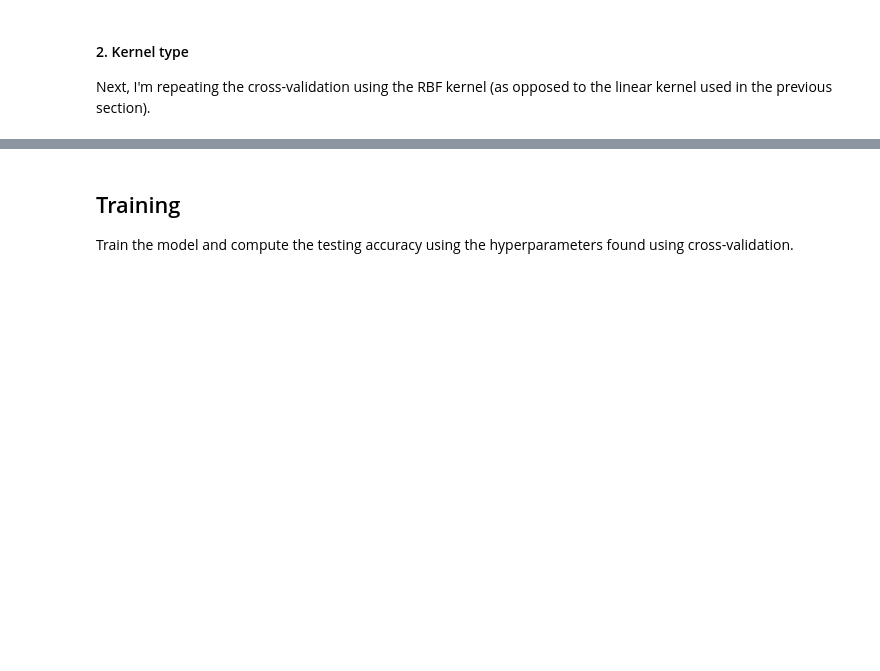
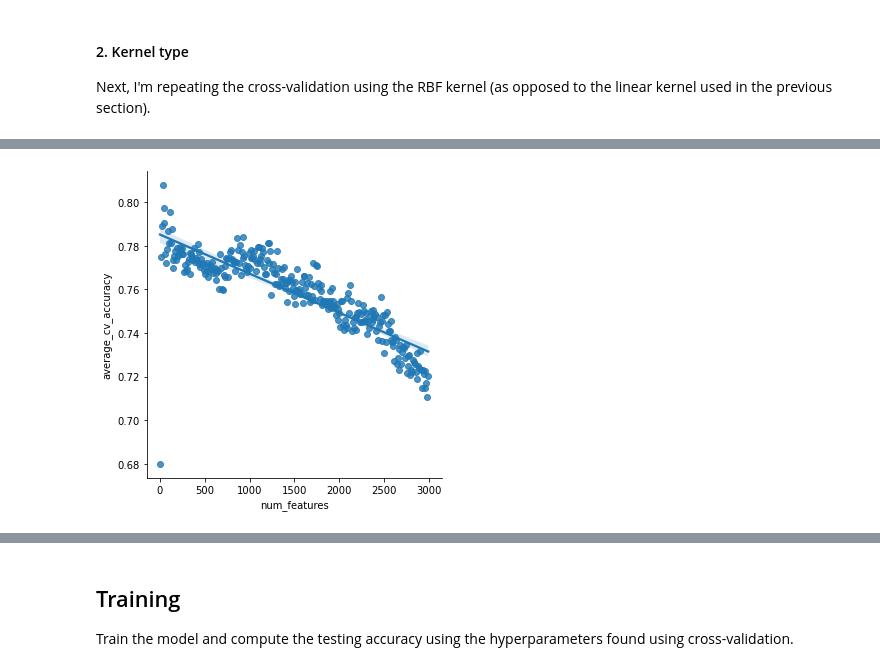
Before and after one commit to jonathanold/conflict-india, a Jupyter notebook: code/svm_satp_data.ipynb, the cells around one changed output, grey strips where cells are left out. Drawn from its saved outputs; the diff is of its cells as text; code cells hidden in the pictures; blank space fills up the shorter version.

```diff
--- a/code/svm_satp_data.ipynb
+++ b/code/svm_satp_data.ipynb
@@ -214,0 +179,3 @@ plt.show()
+# %%
+# CV for number of features for whole range
+accuracy_rbf_full, grouped_rbf_full = num_features_cv(1, 3001, 10, 'rbf', 1.0, 'auto')
@@ -214,0 +191,5 @@ plt.show()
+# %%
+# Plot accuracy for CV on full range of features
+plot_accuracy('num_features', 'average_cv_accuracy', grouped_rbf_full)
+# %% [output]
+[figure, added]
```
Also changed, not shown: parts of 33 cells of this notebook.
